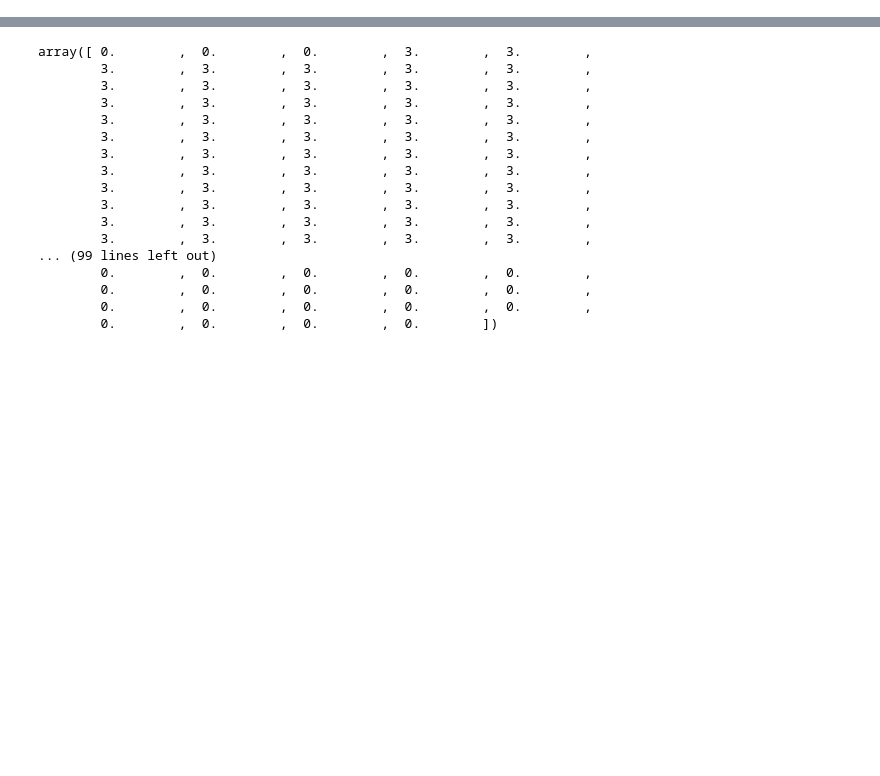
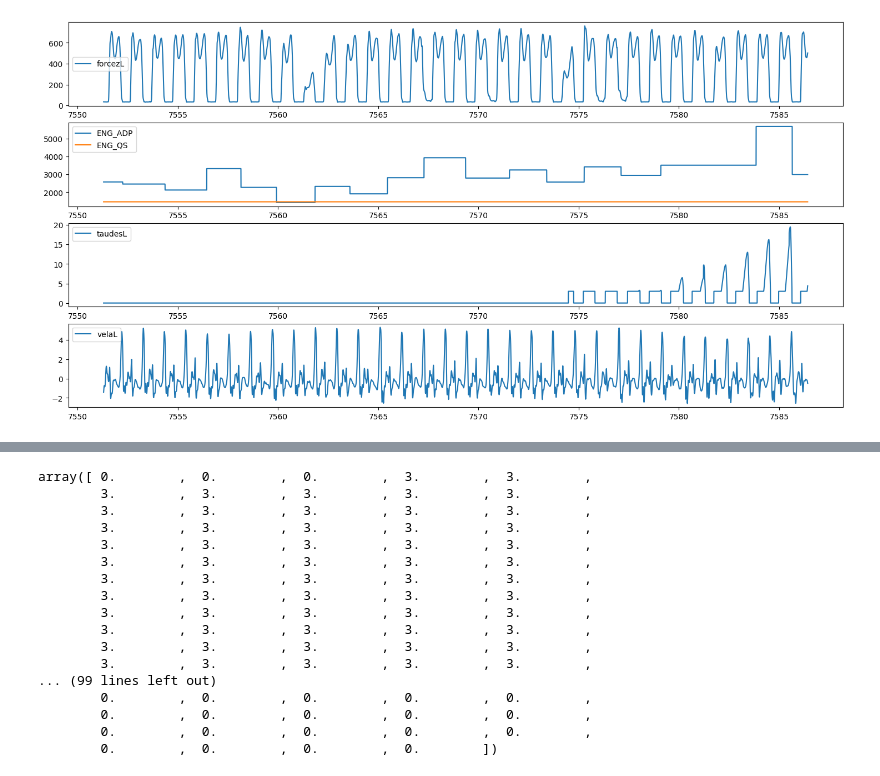
Before and after one commit to helifengctw/exoskeleton, a Jupyter notebook: pro_extract_data.ipynb, the cells around one changed output, grey strips where cells are left out. Drawn from its saved outputs; the diff is of its cells as text; code cells hidden in the pictures; blank space fills up the shorter version.

```diff
--- a/pro_extract_data.ipynb
+++ b/pro_extract_data.ipynb
@@ -35,3 +63,43 @@ plt.show()
+# %%
+# adaptation_data_viewer
+time_ADP_array = np.array(src_data_4_adapt['time'].squeeze())
+O2_ADP_array = np.array(src_data_4_adapt['vo2'].squeeze())
+CO2_ADP_array = np.array(src_data_4_adapt['vco2'].squeeze())
+taudesL_ADP_array = np.array(src_data_4_adapt['taudesL'].squeeze())
+tauL_ADP_array = np.array(src_data_4_adapt['tauL'].squeeze())
+velaL_ADP_array = np.array(src_data_4_adapt['velaL'].squeeze())
+ENG_ADP_array = (3.9 * O2_ADP_array + 1.1 * CO2_ADP_array) * 1.44
+ENG_ADP_array -= ENG_QS_aver
+forceLz_array = np.array(src_data_4_adapt['LFz'].squeeze())
+
+
+p1, p2 = int(1405247/80), int(1405247*2/80)
+x0 = time_ADP_array[p1: p2]
+fig = plt.figure(num= 4, figsize=(18, 9))
+
+ax1 = fig.add_subplot(411)
+ax1.plot(x0, forceLz_array[p1: p2])
+ax1.legend({"forcezL"})
+# ax1.plot(x0, CO2_ADP_array[p1: p2])
+# ax1.plot(x0, O2_ADP_array[p1: p2])
+# ax1.legend({"CO2", "O2"})
+
+ax2 = fig.add_subplot(412)
+ax2.plot(x0, ENG_ADP_array[p1: p2])
+ax2.plot(x0, ENG_QS_aver * np.ones(p2-p1))
+ax2.legend({"ENG_ADP", "ENG_QS"})
+
+ax3 = fig.add_subplot(413)
+ax3.plot(x0, taudesL_ADP_array[p1: p2])
+ax3.legend({"taudesL"})
+
+ax4 = fig.add_subplot(414)
+ax4.plot(x0, velaL_ADP_array[p1: p2])
+ax4.legend({"velaL"})
+
+plt.show()
+# %% [output]
+[figure, added]
 # %%
 # 找出每个步态周期的起始点
 gait_split_points = []
```
Also changed, not shown: parts of 10 cells of this notebook, 1 other file.
